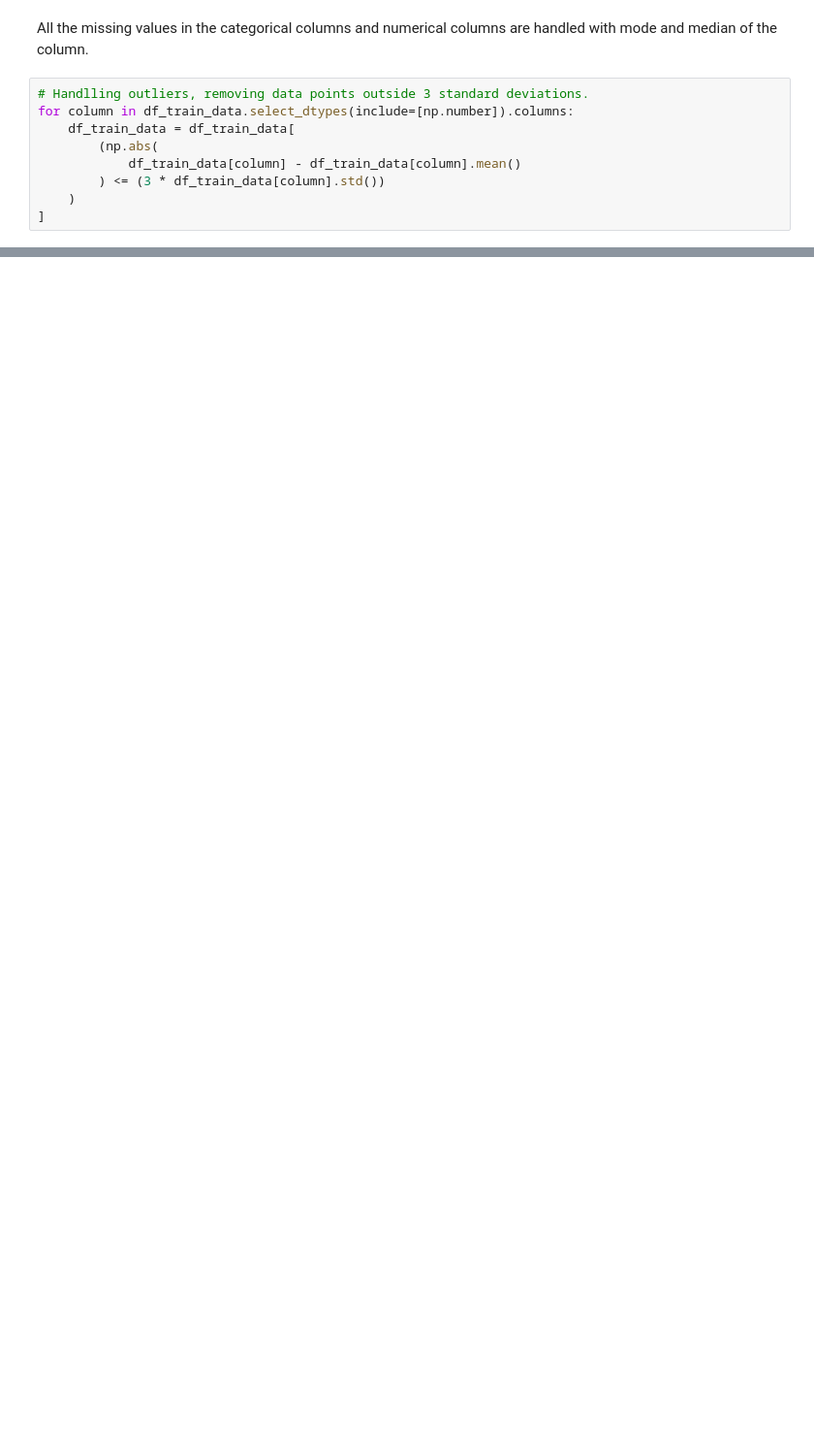
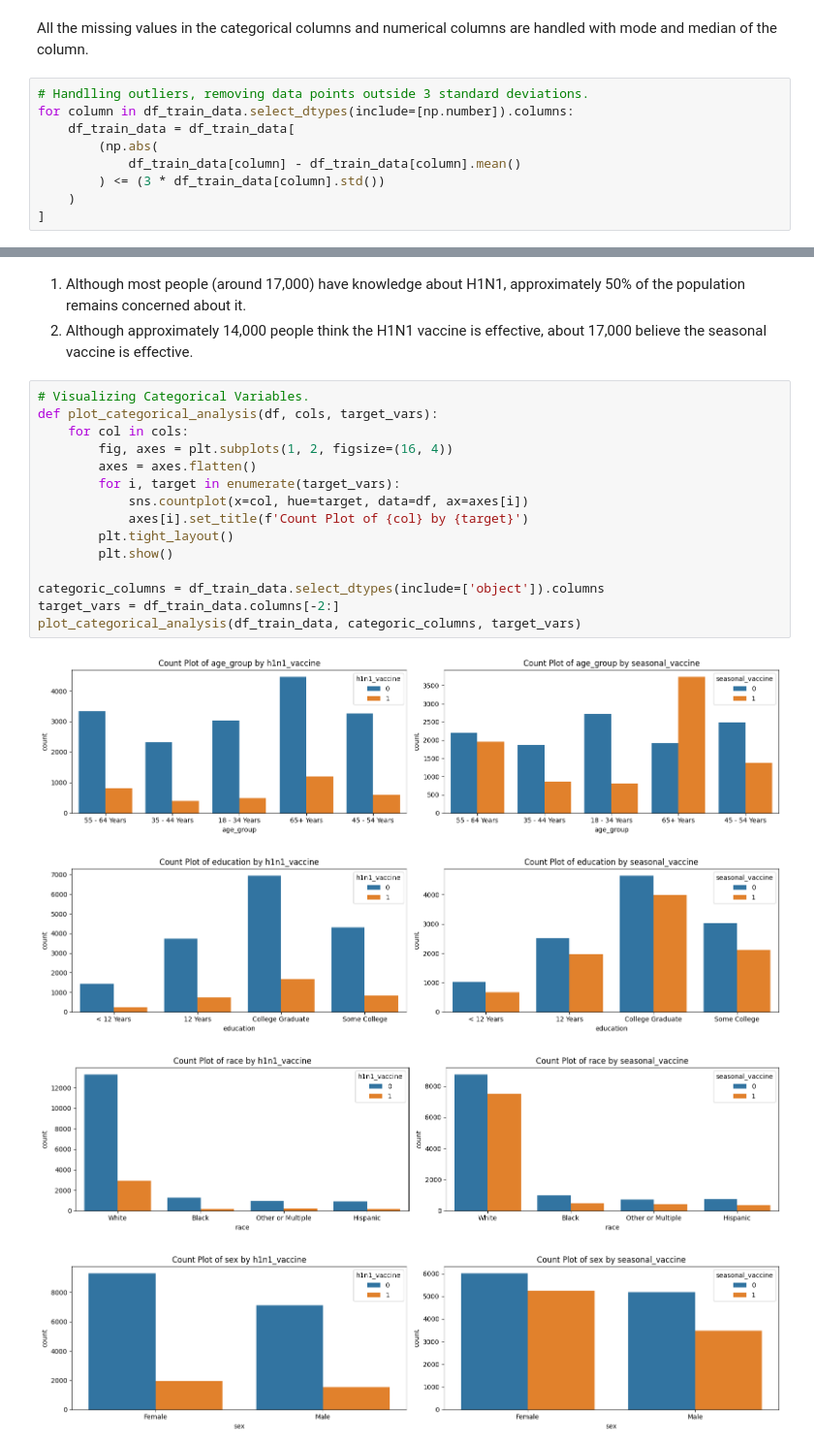
Before and after one commit to DhammikePremachandra/Predicting-H1N1-and-Seasonal-Flu-Vaccines, a Jupyter notebook: Predict_H1N1_Flu.ipynb, the cells around one changed output, grey strips where cells are left out. Shown at 97% size. Drawn from its saved outputs; the diff is of its cells as text; blank space fills up the shorter version.

```diff
--- a/Predict_H1N1_Flu.ipynb
+++ b/Predict_H1N1_Flu.ipynb
@@ -262,0 +276,23 @@ for column in df_train_data.select_dtypes(include=[np.number]).columns:
+# %% [markdown]
+1. Although most people (around 17,000) have knowledge about H1N1, approximately 50% of the population remains concerned about it.
+2. Although approximately 14,000 people think the H1N1 vaccine is effective, about 17,000 believe the seasonal vaccine is effective.
+# %%
+# Visualizing Categorical Variables.
+def plot_categorical_analysis(df, cols, target_vars):
+    for col in cols:
+        fig, axes = plt.subplots(1, 2, figsize=(16, 4))
+        axes = axes.flatten()
+        for i, target in enumerate(target_vars):
+            sns.countplot(x=col, hue=target, data=df, ax=axes[i])
+            axes[i].set_title(f'Count Plot of {col} by {target}')
+        plt.tight_layout()
+        plt.show()
+
+categoric_columns = df_train_data.select_dtypes(include=['object']).columns
+target_vars = df_train_data.columns[-2:]
+plot_categorical_analysis(df_train_data, categoric_columns, target_vars)
+# %% [output]
+[figure, added]
+[figure, added]
+[figure, added]
+[figure, added]
```
Also changed, not shown: parts of 20 cells of this notebook.
